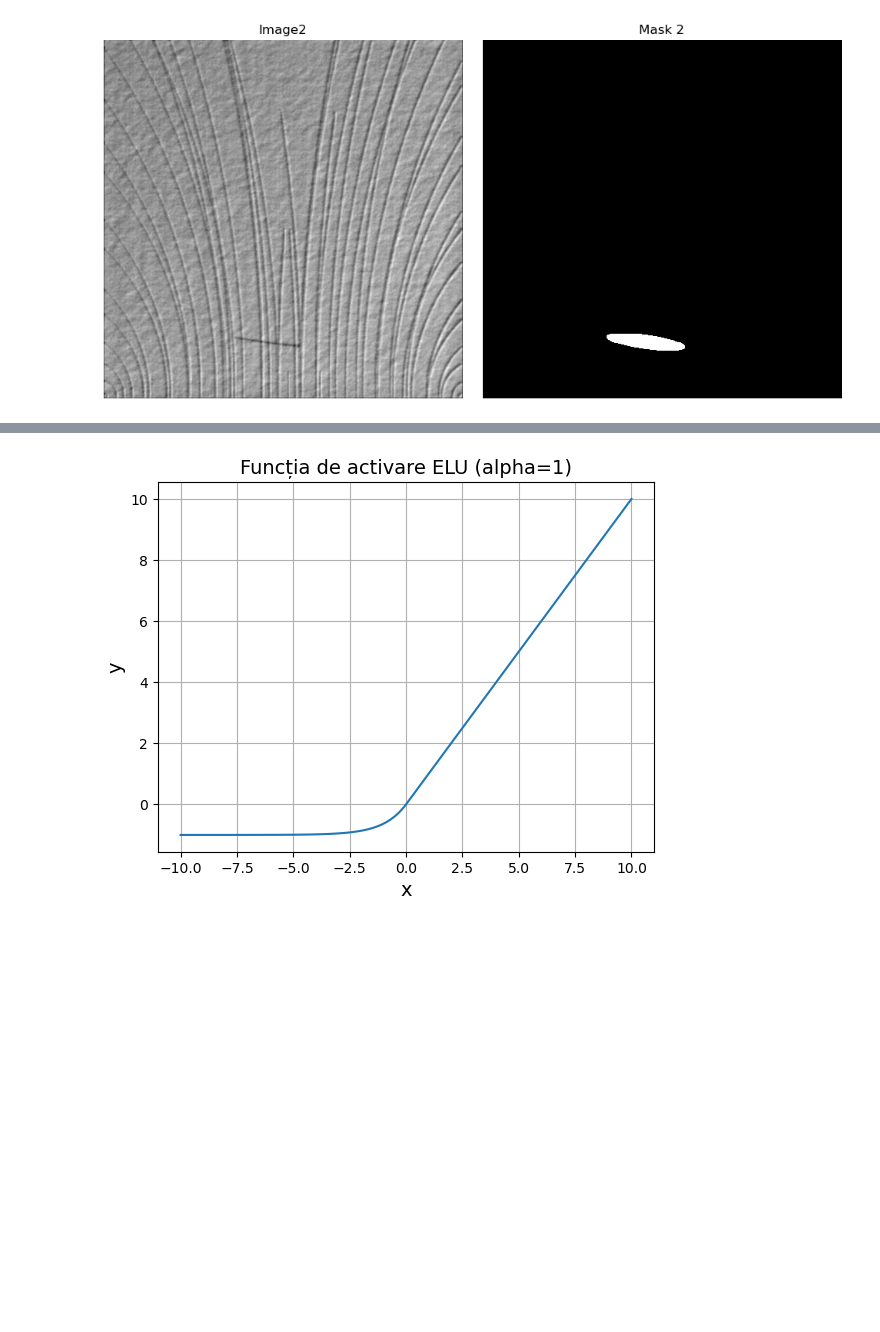
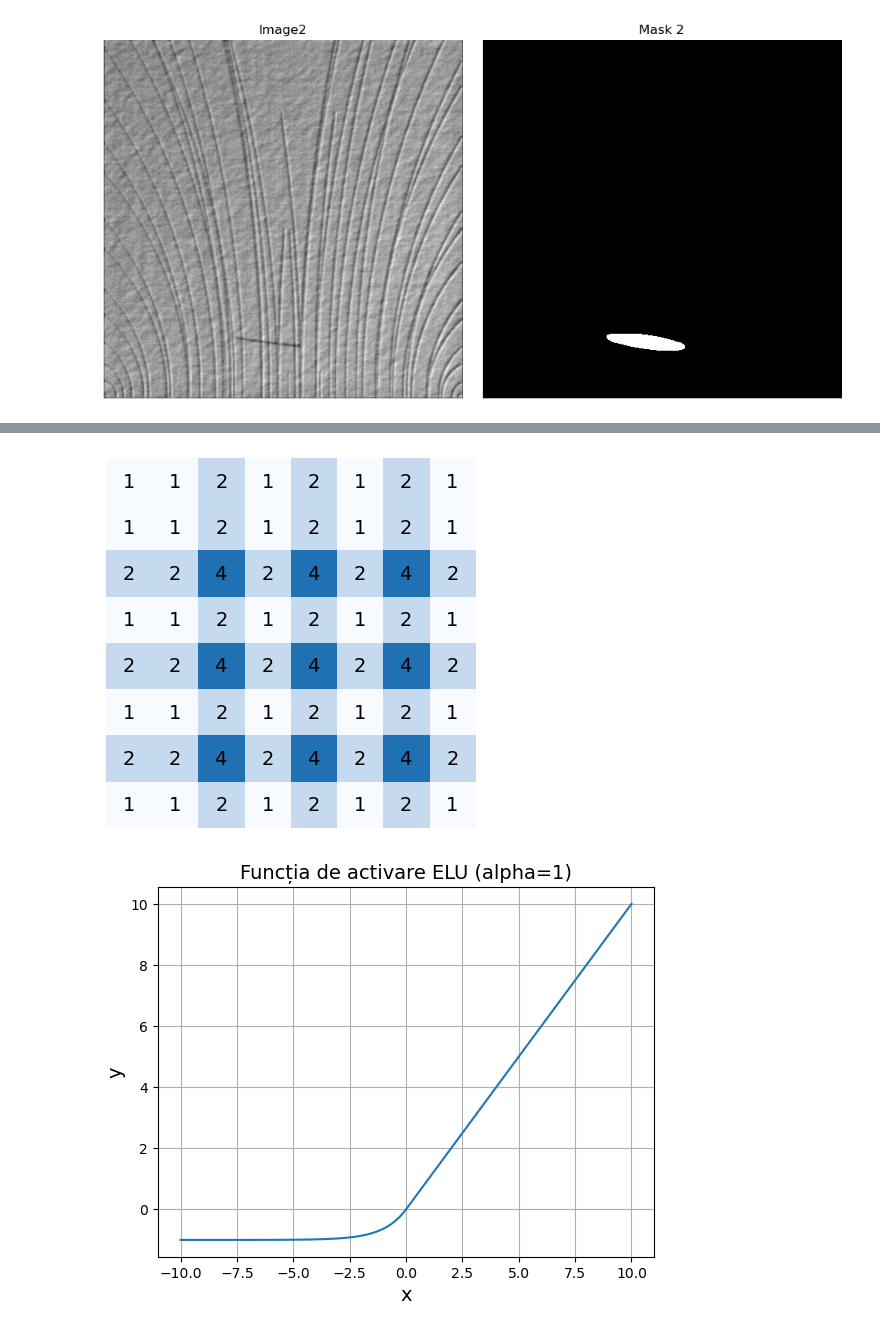
Before and after one commit to popastefan10/DeepAD, a Jupyter notebook: notebooks/playground.ipynb, the cells around one changed output, grey strips where cells are left out. Cells and saved outputs as stored; diff of their text form; code cells hidden in the pictures; blank space fills up the shorter version.

```diff
--- a/notebooks/playground.ipynb
+++ b/notebooks/playground.ipynb
@@ -138,3 +187,24 @@ C:\Stefan\Facultate\Licenta\Datasets\DAGM\Class10\Test\Label\0045_label.PNG
+# %%
+import matplotlib.pyplot as plt
+import numpy as np
+
+img_size = 8
+patch_size = 3
+stride = 2
+img = np.zeros((img_size, img_size))
+fig, ax = plt.subplots()
+for i in range(0, img_size - patch_size + 1):
+    for j in range(0, img_size - patch_size + 1):
+        img[i*stride:i*stride + patch_size, j*stride:j*stride + patch_size] += 1
+ax.axis("off")
+ax.matshow(img, cmap=plt.cm.Blues, vmin=1, vmax=5)
+for i in range(img_size):
+    for j in range(img_size):
+        ax.text(i, j, str(int(img[i, j])), va="center", ha="center", fontsize=14)
+plt.savefig("./patch_overlap.pdf", bbox_inches='tight')
+plt.show()
+# %% [output]
+[figure, added]
 # %%
 import numpy as np
 import matplotlib.pyplot as plt
```
Also changed, not shown: parts of 7 cells of this notebook, 16 other files.
